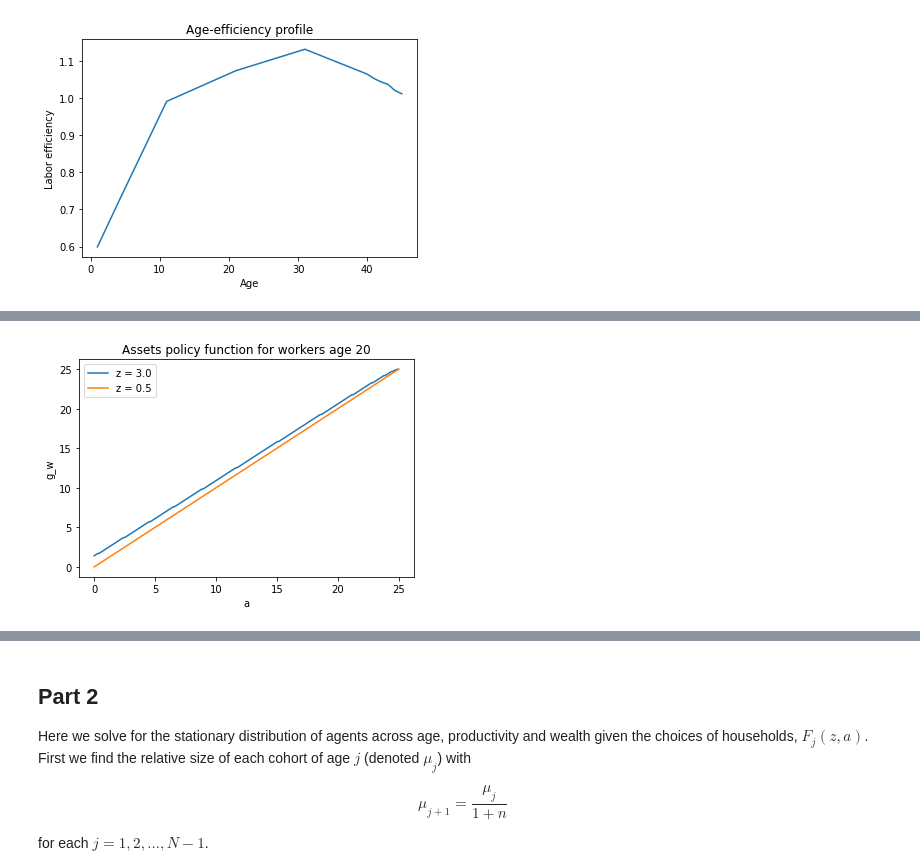
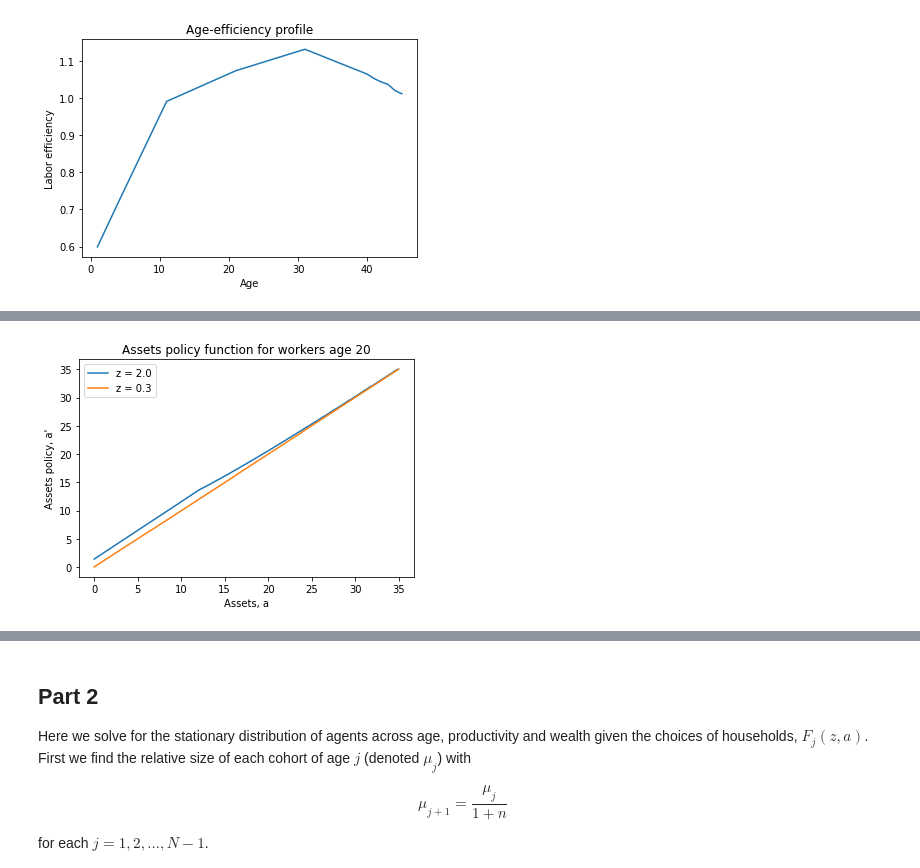
Before and after one commit to john-p-ryan/computation_2024, a Jupyter notebook: Conesa_Krueger/Conesa_Krueger_py.ipynb, the cells around one changed output, grey strips where cells are left out. Cells and saved outputs as stored; diff of their text form; code cells hidden in the pictures.

```diff
--- a/Conesa_Krueger/Conesa_Krueger_py.ipynb
+++ b/Conesa_Krueger/Conesa_Krueger_py.ipynb
@@ -80,7 +82,7 @@ Text(0.5, 1.0, 'Age-efficiency profile')
 # %%
-OLG = OLGModel(a_max=25.0, na=250, eta=ef)
+OLG = OLGModel(a_max=35.0, na=2000, eta=ef)
 
 # solve HH problem
-V_r, g_r, _, V_w, g_w, _, _ = OLG.V_induction()
+V_r, g_r, c_r, V_w, g_w, c_w, l_w = V_induction(OLG)
 # %%
 plt.plot(OLG.a_grid, V_r[4, :])
@@ -93,11 +103,12 @@ plt.show()
 # %%
 
 # Plot V_w for each value of z
+j = 20
 for i in range(OLG.nz):
-    plt.plot(OLG.a_grid, V_w[19, :, i].flatten(), label=f'z = {OLG.z_grid[i]}')
+    plt.plot(OLG.a_grid, V_w[j-1, :, i], label=f'z = {OLG.z_grid[i]}')
 
-plt.xlabel('a')
-plt.ylabel('V_w')
+plt.xlabel('Assets, a')
+plt.ylabel('Value function, V(a, z)')
 plt.title('Value function for workers age 20')
 plt.legend()
 plt.show()
@@ -106,12 +117,12 @@ plt.show()
 # %%
 # Plot g_w for each value of z
 for i in range(OLG.nz):
-    plt.plot(OLG.a_grid, g_w[19, :, i].flatten(), label=f'z = {OLG.z_grid[i]}')
+    plt.plot(OLG.a_grid, g_w[j-1, :, i], label=f'z = {OLG.z_grid[i]}')
 
-plt.xlabel('a')
-plt.ylabel('g_w')
+plt.xlabel('Assets, a')
+plt.ylabel('Assets policy, a\'')
 plt.title('Assets policy function for workers age 20')
 plt.legend()
 plt.show()
 # %% [output]
-[figure, old version]
+[figure, new version]
```
Also changed, not shown: parts of 20 cells of this notebook, 2 other files.
